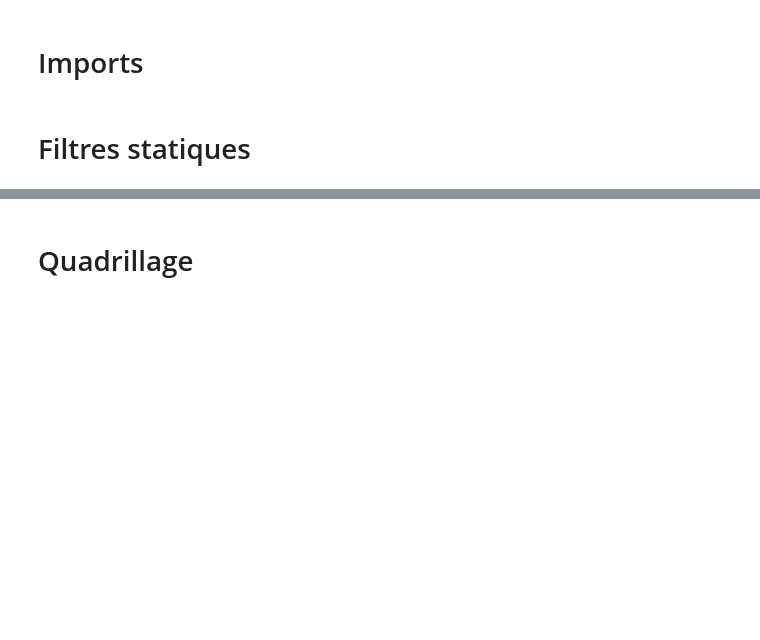
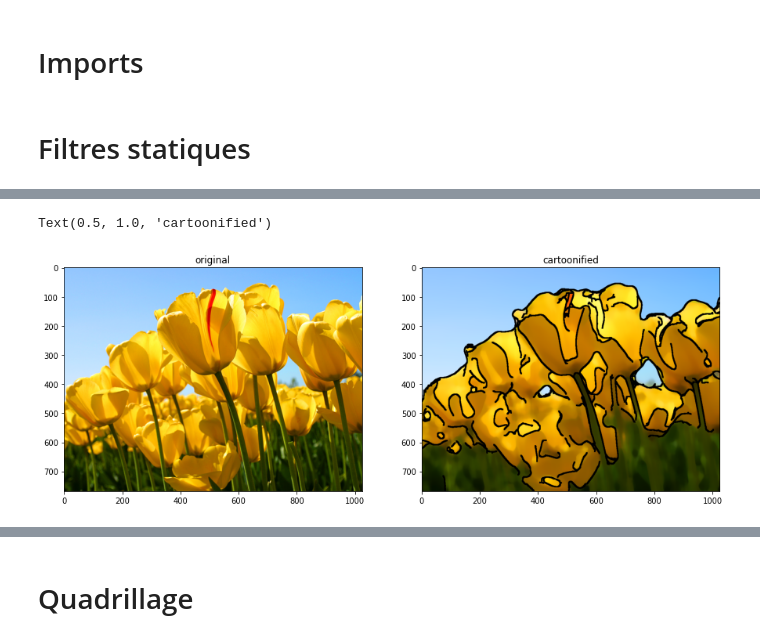
Before and after one commit to rubalravinder/projet_acv, a Jupyter notebook: notebooks/nb_rub.ipynb, the cells around one changed output, grey strips where cells are left out. Drawn from its saved outputs; the diff is of its cells as text; code cells hidden in the pictures; blank space fills up the shorter version.

```diff
--- a/notebooks/nb_rub.ipynb
+++ b/notebooks/nb_rub.ipynb
@@ -87,22 +111,25 @@ def filtre_pixel(image):
 # %%
 # A IMPLEMENTER EN FONCTION ET TESTER - CARTOON
-tulips = plt.imread('data/tulips.jpg')
+tulips = plt.imread('../../data/tulips.jpg')
 tublur = cv2.medianBlur(tulips, 29)
 
 # We'll cover Canny edge detection and dilation shortly
 edge = cv2.Canny(tublur, 10, 150)
 kernel = np.ones((5,5), np.uint8)
 edge = cv2.dilate(edge, kernel, iterations = 1)
 tublur[edge==255] = 0
 
 plt.figure()
 
 plt.subplot(1,2,1)
 plt.imshow(tulips)
 plt.title('original')
 
 plt.subplot(1,2,2)
 plt.imshow(tublur)
 plt.title('cartoonified')
+# %% [output]
+Text(0.5, 1.0, 'cartoonified')
+[figure, added]
 # %%
 # A IMPLEMENTER EN FONCTION ET TESTER - SI BESOIN - FILTERING ET EDGE DETECTION
```
Also changed, not shown: parts of 16 cells of this notebook.
